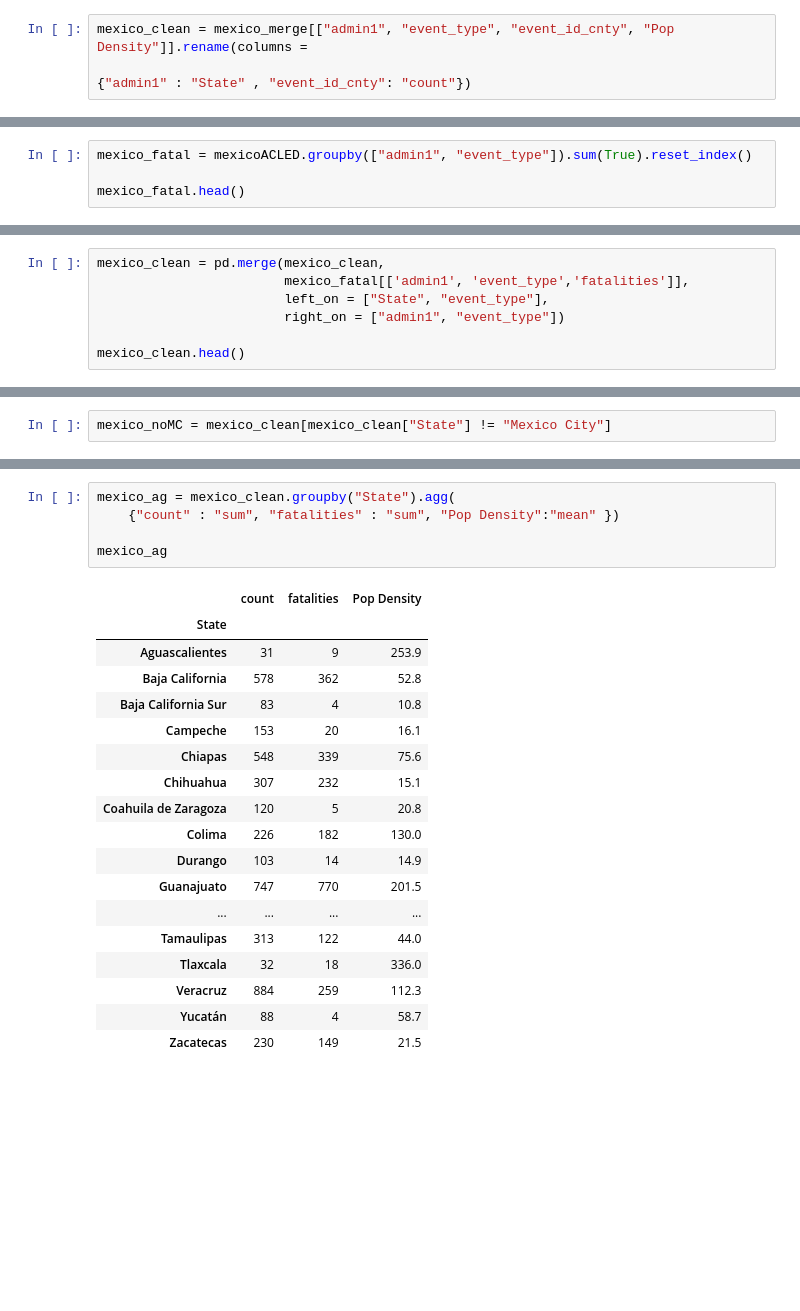
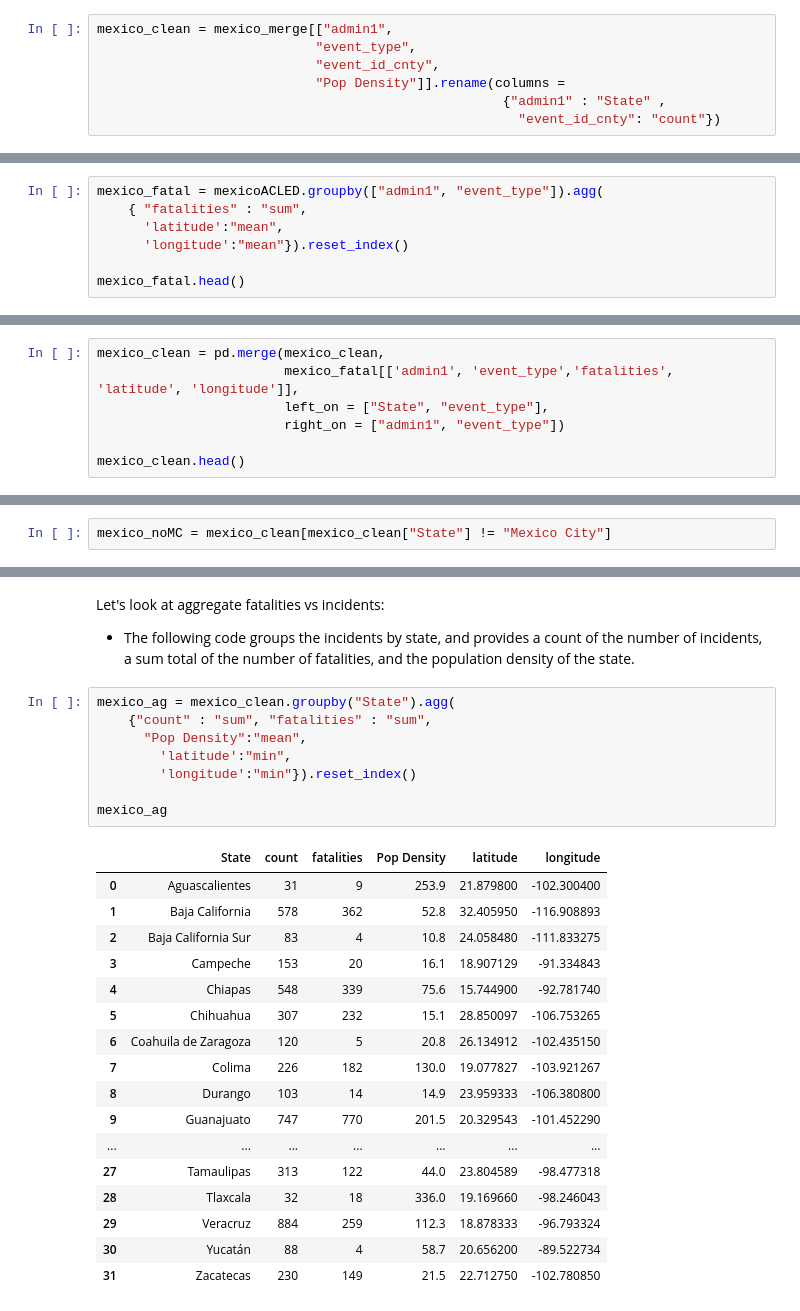
Before and after one commit to fmichielli/Book, a Jupyter notebook: Project_3.ipynb, the cells around one changed output, grey strips where cells are left out. Cells and saved outputs as stored; diff of their text form; blank space fills up the shorter version.

```diff
--- a/Project_3.ipynb
+++ b/Project_3.ipynb
@@ -239,8 +239,12 @@ dtype('float64')
 # %% [markdown]
 Clean column names and drop redundant columns:
 # %%
-mexico_clean = mexico_merge[["admin1", "event_type", "event_id_cnty", "Pop Density"]].rename(columns =
-                                                                                             {"admin1" : "State" , "event_id_cnty": "count"})
+mexico_clean = mexico_merge[["admin1",
+                            "event_type",
+                            "event_id_cnty",
+                            "Pop Density"]].rename(columns =
+                                                    {"admin1" : "State" ,
+                                                      "event_id_cnty": "count"})
 # %%
 mexico_clean.head()
 # %% [output]
@@ -363,5 +370,8 @@ Next, group the data based on state and event type like before, but this time ta
 # %%
-mexico_fatal = mexicoACLED.groupby(["admin1", "event_type"]).sum(True).reset_index()
+mexico_fatal = mexicoACLED.groupby(["admin1", "event_type"]).agg(
+    { "fatalities" : "sum",
+      'latitude':"mean",
+      'longitude':"mean"}).reset_index()
 
 mexico_fatal.head()
 # %% [output]
@@ -375,7 +385,7 @@ mexico_fatal.head()
 Merge the fatalities column to the clean dataset:
 # %%
 mexico_clean = pd.merge(mexico_clean,
-                        mexico_fatal[['admin1', 'event_type','fatalities']],
+                        mexico_fatal[['admin1', 'event_type','fatalities', 'latitude', 'longitude']],
                         left_on = ["State",	"event_type"],
                         right_on = ["admin1", "event_type"])
 
@@ -440,24 +459,30 @@ Let's look at aggregate fatalities vs incidents:
+# %% [markdown]
+Let's look at aggregate fatalities vs incidents:
+- The following code groups the incidents by state, and provides a count of the
+number of incidents, a sum total of the number of fatalities, and the population density of the state.
 # %%
 mexico_ag = mexico_clean.groupby("State").agg(
-    {"count" : "sum", "fatalities" : "sum", "Pop Density":"mean" })
+    {"count" : "sum", "fatalities" : "sum",
+      "Pop Density":"mean",
+        'latitude':"min",
+        'longitude':"min"}).reset_index()
 
 mexico_ag
 # %% [output]
-|  | count | fatalities | Pop Density |
-| State |  |  |  |
-| Aguascalientes | 31 | 9 | 253.9 |
-| Baja California | 578 | 362 | 52.8 |
-| Baja California Sur | 83 | 4 | 10.8 |
-| Campeche | 153 | 20 | 16.1 |
-| Chiapas | 548 | 339 | 75.6 |
-| Chihuahua | 307 | 232 | 15.1 |
-| Coahuila de Zaragoza | 120 | 5 | 20.8 |
-| Colima | 226 | 182 | 130.0 |
-| Durango | 103 | 14 | 14.9 |
-| Guanajuato | 747 | 770 | 201.5 |
-| ... | ... | ... | ... |
-| Tamaulipas | 313 | 122 | 44.0 |
-| Tlaxcala | 32 | 18 | 336.0 |
-| Veracruz | 884 | 259 | 112.3 |
-| Yucatán | 88 | 4 | 58.7 |
-| Zacatecas | 230 | 149 | 21.5 |
+|  | State | count | fatalities | Pop Density | latitude | longitude |
+| 0 | Aguascalientes | 31 | 9 | 253.9 | 21.879800 | -102.300400 |
+| 1 | Baja California | 578 | 362 | 52.8 | 32.405950 | -116.908893 |
+| 2 | Baja California Sur | 83 | 4 | 10.8 | 24.058480 | -111.833275 |
+| 3 | Campeche | 153 | 20 | 16.1 | 18.907129 | -91.334843 |
+| 4 | Chiapas | 548 | 339 | 75.6 | 15.744900 | -92.781740 |
+| 5 | Chihuahua | 307 | 232 | 15.1 | 28.850097 | -106.753265 |
+| 6 | Coahuila de Zaragoza | 120 | 5 | 20.8 | 26.134912 | -102.435150 |
+| 7 | Colima | 226 | 182 | 130.0 | 19.077827 | -103.921267 |
+| 8 | Durango | 103 | 14 | 14.9 | 23.959333 | -106.380800 |
+| 9 | Guanajuato | 747 | 770 | 201.5 | 20.329543 | -101.452290 |
+| ... | ... | ... | ... | ... | ... | ... |
+| 27 | Tamaulipas | 313 | 122 | 44.0 | 23.804589 | -98.477318 |
+| 28 | Tlaxcala | 32 | 18 | 336.0 | 19.169660 | -98.246043 |
+| 29 | Veracruz | 884 | 259 | 112.3 | 18.878333 | -96.793324 |
+| 30 | Yucatán | 88 | 4 | 58.7 | 20.656200 | -89.522734 |
+| 31 | Zacatecas | 230 | 149 | 21.5 | 22.712750 | -102.780850 |
```
Also changed, not shown: parts of 20 cells of this notebook.
